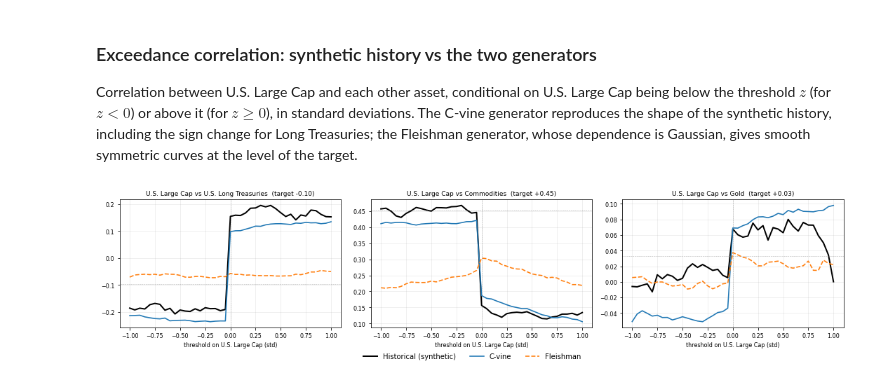
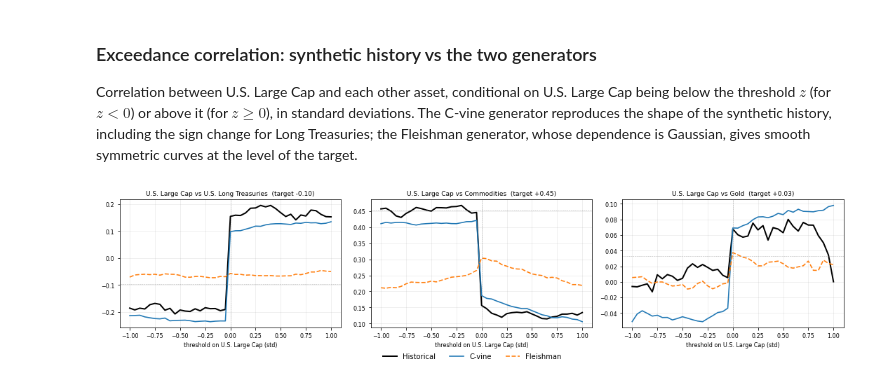
Before and after one commit to mamadouyamar/CVineMarketGen, a Jupyter notebook: examples.ipynb, the cells around one changed output. Drawn from its saved outputs; the diff is of its cells as text; code cells hidden in the pictures.

```diff
--- a/examples.ipynb
+++ b/examples.ipynb
@@ -74,7 +73,7 @@ def plot_exceedance(gen, base, others, series, targets, ncols=3, zlim=1.0):
     z = np.arange(-zlim, zlim + 0.025, 0.05)
     n = len(others); nrows = int(np.ceil(n / ncols))
     fig, axes = plt.subplots(nrows, ncols, figsize=(5 * ncols, 3.6 * nrows), squeeze=False)
-    style = {'Historical (synthetic)': dict(color='black', lw=2), 'C-vine': dict(color='tab:blue', lw=1.6),
+    style = {'Historical': dict(color='black', lw=2), 'C-vine': dict(color='tab:blue', lw=1.6),
              'Fleishman': dict(color='tab:orange', lw=1.6, ls='--')}
     for ax, a in zip(axes.flat, others):
         for name, df in series.items():
@@ -239,6 +238,6 @@ deviations. The C-vine generator reproduces the shape of the synthetic history,
 including the sign change for Long Treasuries; the Fleishman generator, whose
 dependence is Gaussian, gives smooth symmetric curves at the level of the target.
 # %%
-plot_exceedance(gen, assets[0], assets[1:], {'Historical (synthetic)': hist, 'C-vine': vine_sim, 'Fleishman': fleish_sim}, target_corr)
+plot_exceedance(gen, assets[0], assets[1:], {'Historical': hist, 'C-vine': vine_sim, 'Fleishman': fleish_sim}, target_corr)
 # %% [output]
-[figure, old version]
+[figure, new version]
```
Also changed, not shown: parts of 13 cells of this notebook, 7 other files.
